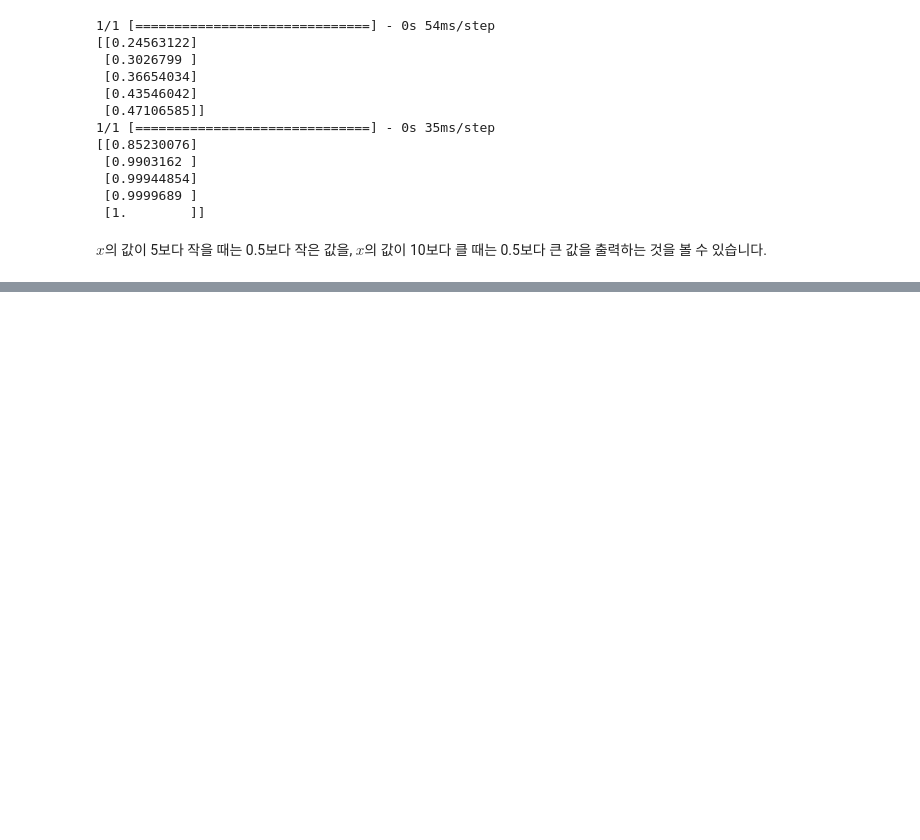
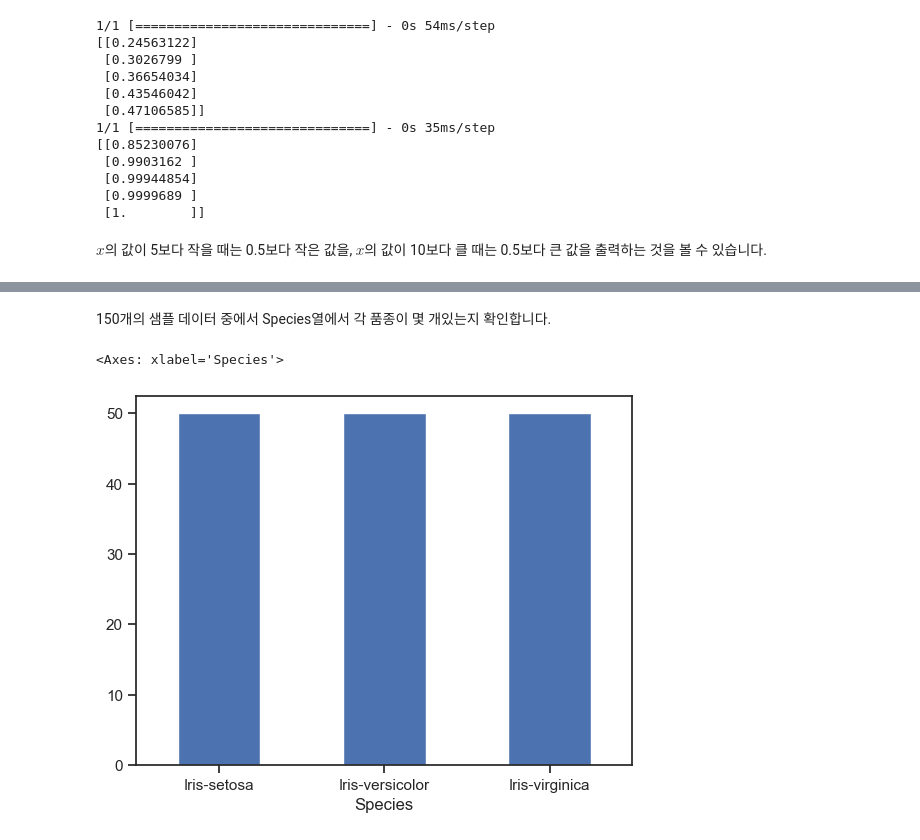
Before and after one commit to ss990321/tensorflow-nlp, a Jupyter notebook: 06_Chapter/06_MachineLearning.ipynb, the cells around one changed output, grey strips where cells are left out. Saved outputs shown, nothing was run; the diff lists cells and outputs as text; code cells hidden in the pictures; blank space fills up the shorter version.

```diff
--- a/06_Chapter/06_MachineLearning.ipynb
+++ b/06_Chapter/06_MachineLearning.ipynb
@@ -893,0 +1561,7 @@ $x$의 값이 5보다 작을 때는 0.5보다 작은 값을, $x$의 값이 10보
+# %% [markdown]
+150개의 샘플 데이터 중에서 Species열에서 각 품종이 몇 개있는지 확인합니다.
+# %%
+data['Species'].value_counts().plot(kind='bar', rot=0)
+# %% [output]
+<Axes: xlabel='Species'>
+[figure, added]
```
Also changed, not shown: parts of 80 cells of this notebook, 29 other files.
